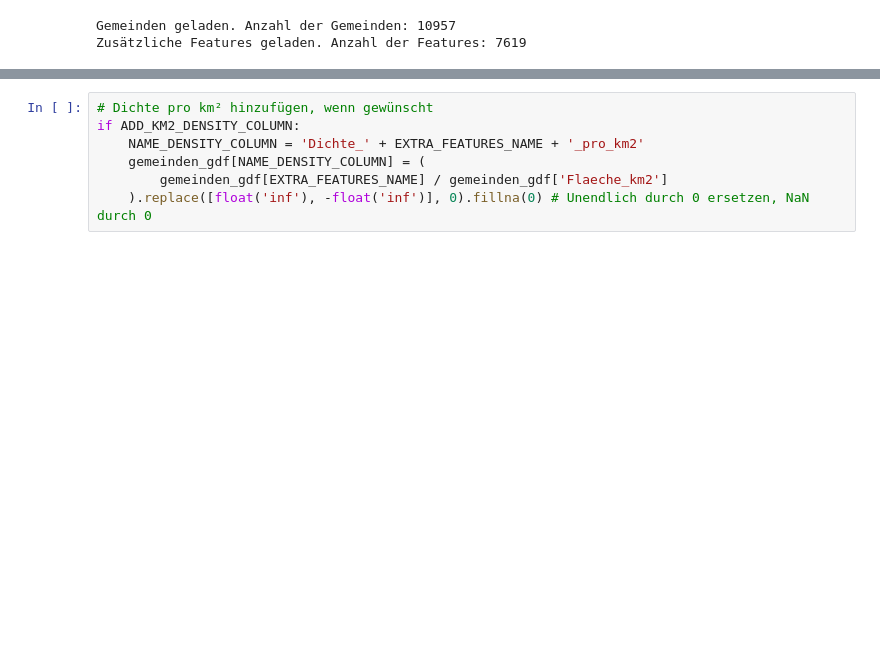
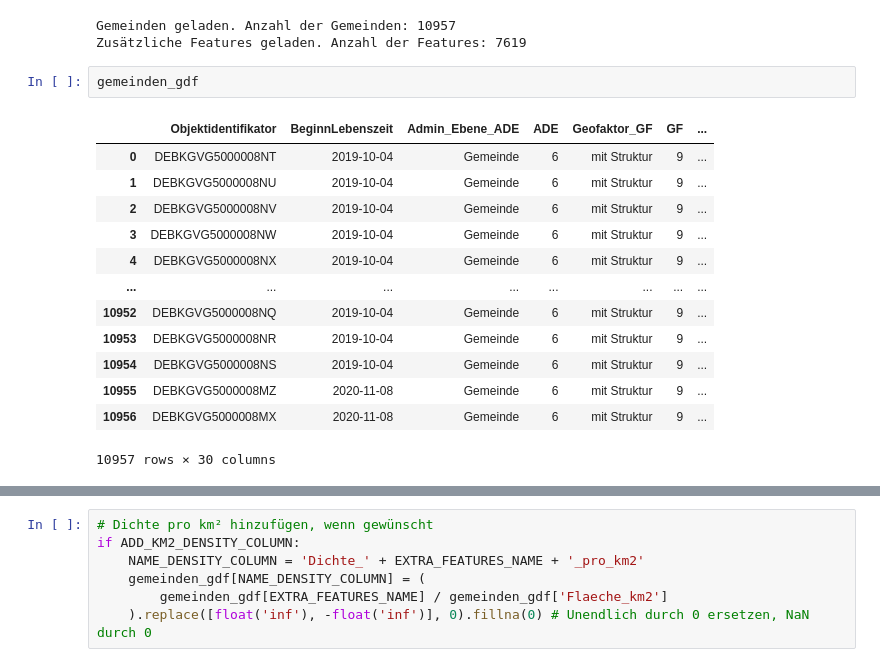
Before and after one commit to LeoS3000/VIZ-XAI-OpenDataGermany, a Jupyter notebook: geodataframe.ipynb, the cells around one changed output, grey strips where cells are left out. Cells and saved outputs as stored; diff of their text form; blank space fills up the shorter version.

```diff
--- a/geodataframe.ipynb
+++ b/geodataframe.ipynb
@@ -139,3 +114,19 @@ except Exception as e:
 # %% [output]
 Gemeinden geladen. Anzahl der Gemeinden: 10957
 Zusätzliche Features geladen. Anzahl der Features: 7619
+# %%
+gemeinden_gdf
+# %% [output]
+|  | Objektidentifikator | BeginnLebenszeit | Admin_Ebene_ADE | ADE | Geofaktor_GF | GF | ... |
+| 0 | DEBKGVG5000008NT | 2019-10-04 | Gemeinde | 6 | mit Struktur | 9 | ... |
+| 1 | DEBKGVG5000008NU | 2019-10-04 | Gemeinde | 6 | mit Struktur | 9 | ... |
+| 2 | DEBKGVG5000008NV | 2019-10-04 | Gemeinde | 6 | mit Struktur | 9 | ... |
+| 3 | DEBKGVG5000008NW | 2019-10-04 | Gemeinde | 6 | mit Struktur | 9 | ... |
+| 4 | DEBKGVG5000008NX | 2019-10-04 | Gemeinde | 6 | mit Struktur | 9 | ... |
+| ... | ... | ... | ... | ... | ... | ... | ... |
+| 10952 | DEBKGVG5000008NQ | 2019-10-04 | Gemeinde | 6 | mit Struktur | 9 | ... |
+| 10953 | DEBKGVG5000008NR | 2019-10-04 | Gemeinde | 6 | mit Struktur | 9 | ... |
+| 10954 | DEBKGVG5000008NS | 2019-10-04 | Gemeinde | 6 | mit Struktur | 9 | ... |
+| 10955 | DEBKGVG5000008MZ | 2020-11-08 | Gemeinde | 6 | mit Struktur | 9 | ... |
+| 10956 | DEBKGVG5000008MX | 2020-11-08 | Gemeinde | 6 | mit Struktur | 9 | ... |
+10957 rows × 30 columns
```
Also changed, not shown: parts of 7 cells of this notebook, 3 other files.
